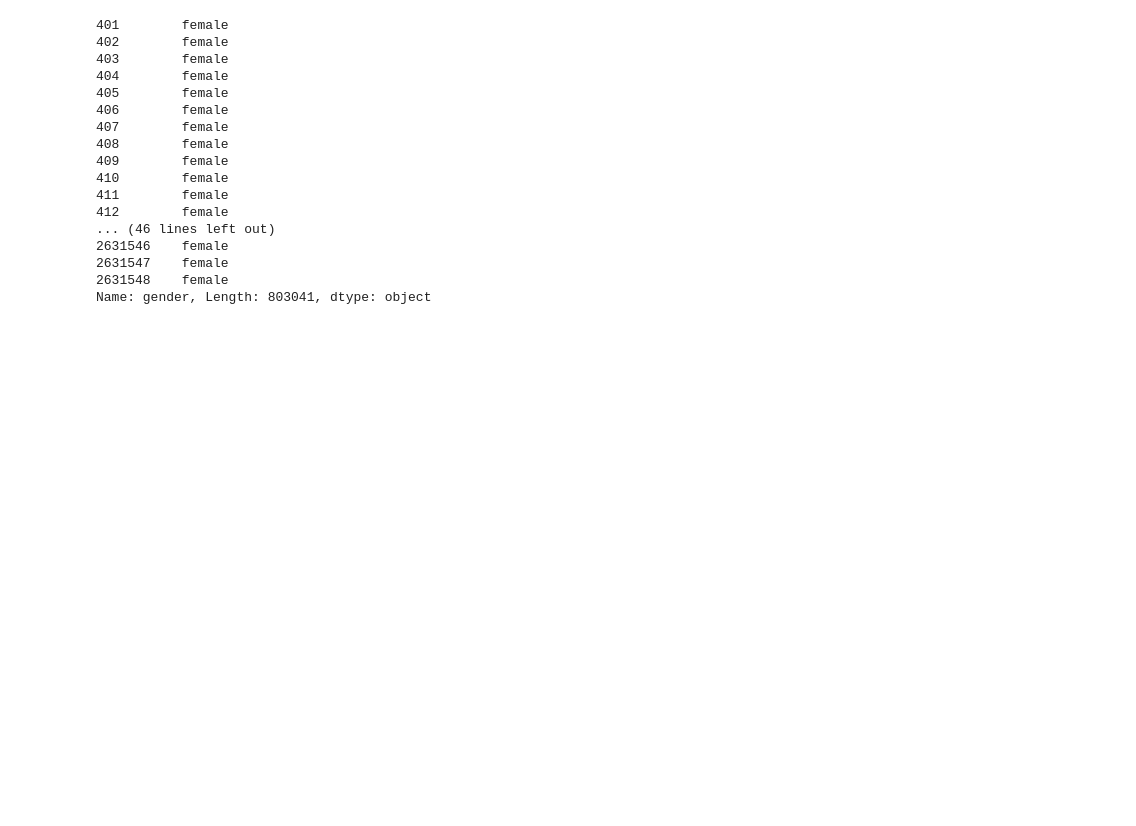
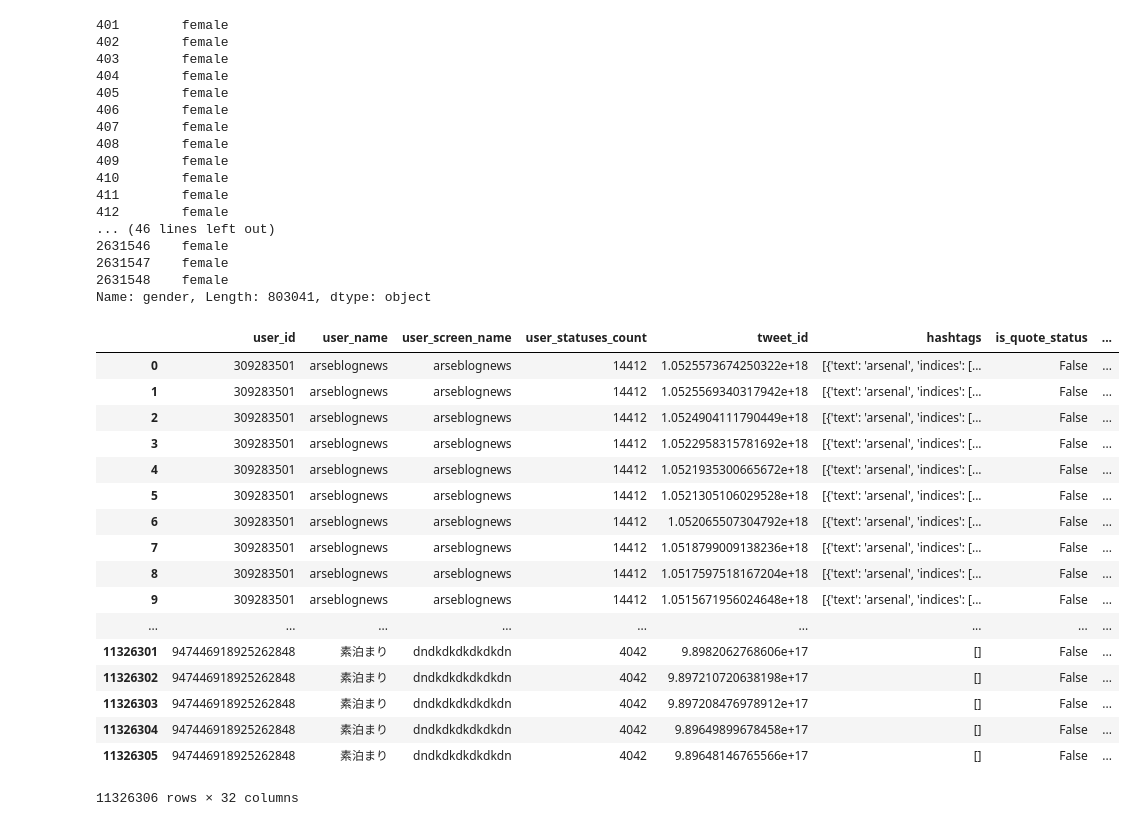
Before and after one commit to stylianosnicoletti/Emojis-usage-in-social-media-by-demographics, a Jupyter notebook: Jupyter/join.ipynb, the cells around one changed output. Cells and saved outputs as stored; diff of their text form; code cells hidden in the pictures; blank space fills up the shorter version.

```diff
--- a/Jupyter/join.ipynb
+++ b/Jupyter/join.ipynb
@@ -72,3 +72,32 @@ Name: gender, Length: 803041, dtype: object
 # %%
 a="0.98869865"
 print(float64(a))
+# %%
+path__tweets_csv = '/home/stelios/Desktop/Honours Project/Samples/tweet_data/tweets_ran_all.csv'
+path_users_csv = '/home/stelios/Desktop/Honours Project/Samples/user_data/ran.csv'
+
+#ran_tweets_df = pd.read_csv(path__tweets_csv,index_col=None, header=0, low_memory = False).applymap(str)
+#ran_users_df = pd.read_csv(path_users_csv,index_col=None, header=0, low_memory = False).applymap(str)
+
+ran_join_df = pd.read_csv(path__tweets_csv,index_col=None, header=0, low_memory = False).applymap(str).join(pd.read_csv(path_users_csv,index_col=None, header=0, low_memory = False).applymap(str).set_index('user_id'), on='user_id')
+# %%
+ran_join_df
+# %% [output]
+|  | user_id | user_name | user_screen_name | user_statuses_count | tweet_id | hashtags | is_quote_status | ... |
+| 0 | 309283501 | arseblognews | arseblognews | 14412 | 1.0525573674250322e+18 | [{'text': 'arsenal', 'indices': [... | False | ... |
+| 1 | 309283501 | arseblognews | arseblognews | 14412 | 1.0525569340317942e+18 | [{'text': 'arsenal', 'indices': [... | False | ... |
+| 2 | 309283501 | arseblognews | arseblognews | 14412 | 1.0524904111790449e+18 | [{'text': 'arsenal', 'indices': [... | False | ... |
+| 3 | 309283501 | arseblognews | arseblognews | 14412 | 1.0522958315781692e+18 | [{'text': 'arsenal', 'indices': [... | False | ... |
+| 4 | 309283501 | arseblognews | arseblognews | 14412 | 1.0521935300665672e+18 | [{'text': 'arsenal', 'indices': [... | False | ... |
+| 5 | 309283501 | arseblognews | arseblognews | 14412 | 1.0521305106029528e+18 | [{'text': 'arsenal', 'indices': [... | False | ... |
+| 6 | 309283501 | arseblognews | arseblognews | 14412 | 1.052065507304792e+18 | [{'text': 'arsenal', 'indices': [... | False | ... |
+| 7 | 309283501 | arseblognews | arseblognews | 14412 | 1.0518799009138236e+18 | [{'text': 'arsenal', 'indices': [... | False | ... |
+| 8 | 309283501 | arseblognews | arseblognews | 14412 | 1.0517597518167204e+18 | [{'text': 'arsenal', 'indices': [... | False | ... |
+| 9 | 309283501 | arseblognews | arseblognews | 14412 | 1.0515671956024648e+18 | [{'text': 'arsenal', 'indices': [... | False | ... |
+| ... | ... | ... | ... | ... | ... | ... | ... | ... |
+| 11326301 | 947446918925262848 | 素泊まり | dndkdkdkdkdkdn | 4042 | 9.8982062768606e+17 | [] | False | ... |
+| 11326302 | 947446918925262848 | 素泊まり | dndkdkdkdkdkdn | 4042 | 9.897210720638198e+17 | [] | False | ... |
+| 11326303 | 947446918925262848 | 素泊まり | dndkdkdkdkdkdn | 4042 | 9.897208476978912e+17 | [] | False | ... |
+| 11326304 | 947446918925262848 | 素泊まり | dndkdkdkdkdkdn | 4042 | 9.89649899678458e+17 | [] | False | ... |
+| 11326305 | 947446918925262848 | 素泊まり | dndkdkdkdkdkdn | 4042 | 9.89648146765566e+17 | [] | False | ... |
+11326306 rows × 32 columns
```
Also changed, not shown: 6 other files.
